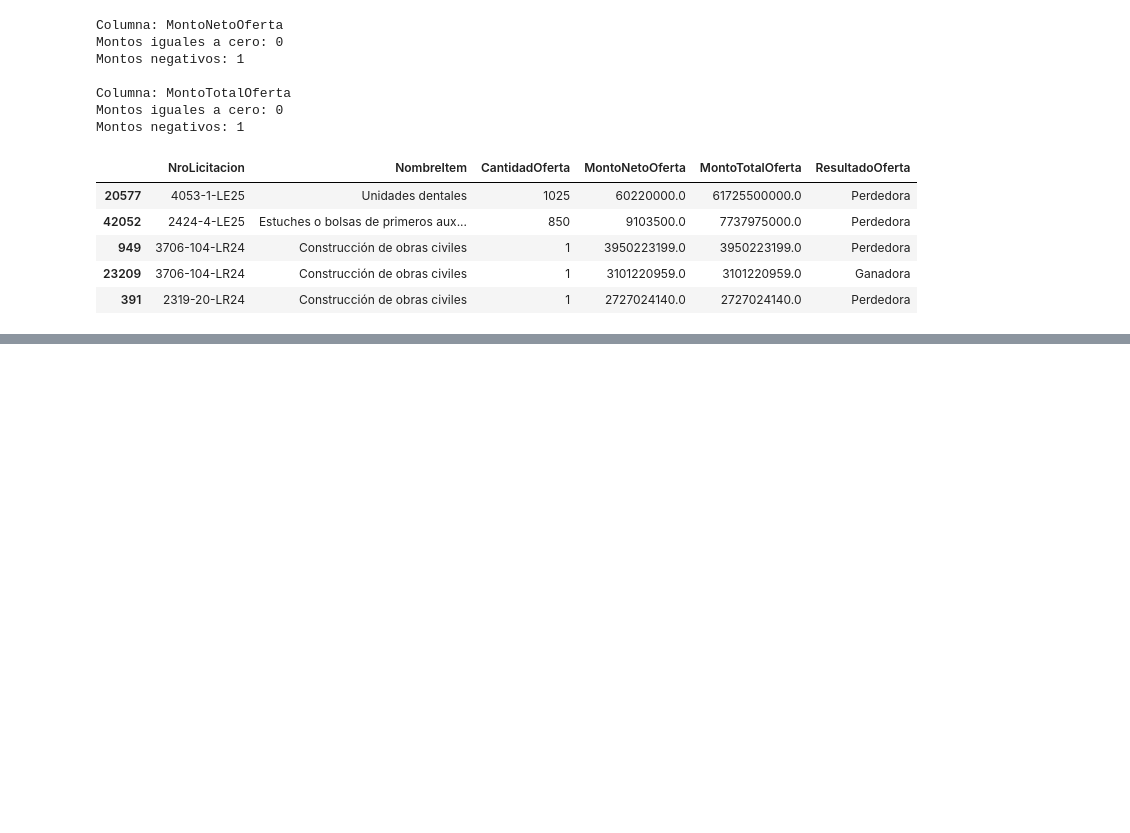
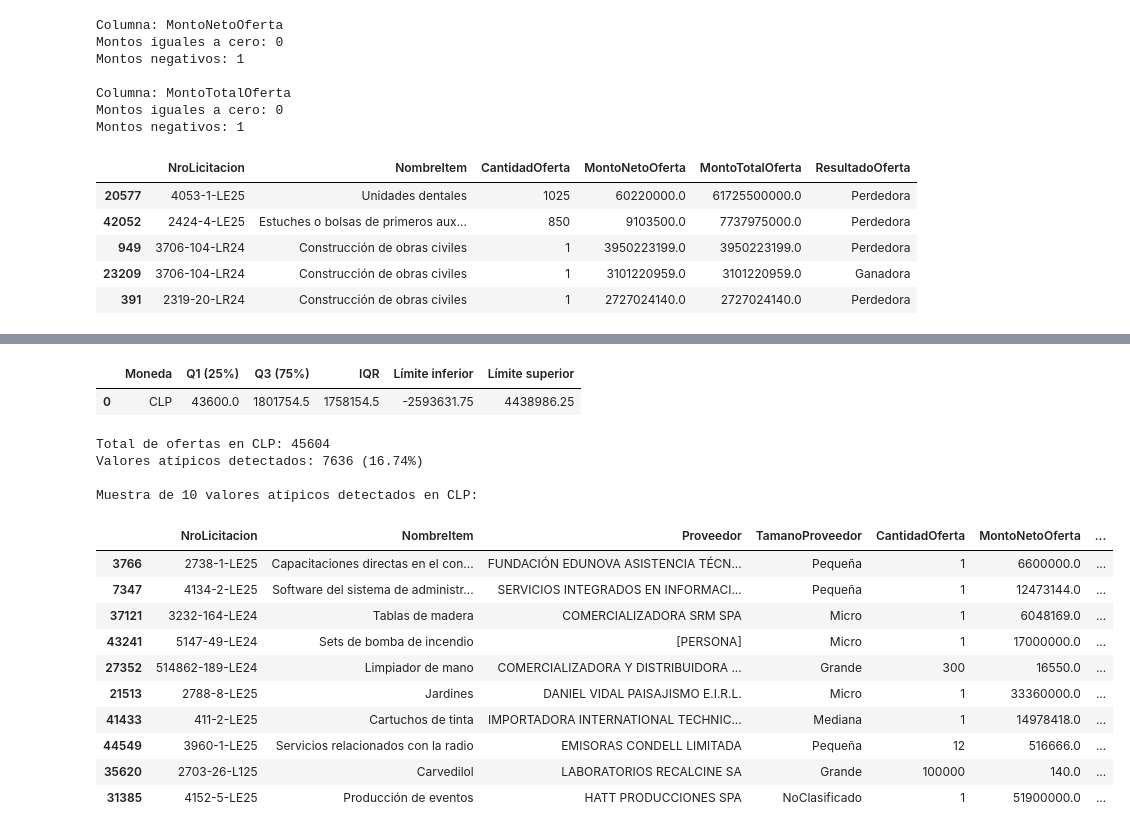
Before and after one commit to proyecto-grupo2-mcdi500/proyecto-grupo2-mcdi500, a Jupyter notebook: F2/F2_Preprocesamiento.ipynb, the cells around one changed output, grey strips where cells are left out. Drawn from its saved outputs; the diff is of its cells as text; code cells hidden in the pictures; blank space fills up the shorter version.

Commit message:
draft readme valores atipicos tamanoproveedor

```diff
--- a/F2/F2_Preprocesamiento.ipynb
+++ b/F2/F2_Preprocesamiento.ipynb
@@ -508,0 +702,75 @@ Montos negativos: 1
+# %%
+# PASO 29: Calcular el rango intercuartílico (IQR) para MontoTotalOferta en CLP.
+# Analizamos CLP por separado para no mezclar distintas monedas.
+ofertas_clp = df_trabajo[df_trabajo["MonedaOferta"] == "CLP"].copy()
+
+q1 = ofertas_clp["MontoTotalOferta"].quantile(0.25)
+q3 = ofertas_clp["MontoTotalOferta"].quantile(0.75)
+iqr = q3 - q1
+
+limite_inferior = q1 - (1.5 * iqr)
+limite_superior = q3 + (1.5 * iqr)
+
+resumen_iqr = pd.DataFrame([{
+    "Moneda": "CLP",
+    "Q1 (25%)": q1,
+    "Q3 (75%)": q3,
+    "IQR": iqr,
+    "Límite inferior": limite_inferior,
+    "Límite superior": limite_superior
+}])
+
+display(resumen_iqr)
+
+
+# PASO 30: Identificar los valores atípicos según el criterio 1.5 * IQR.
+# Solo los detectamos para analizarlos; no los eliminamos automáticamente.
+es_atipico = (
+    (ofertas_clp["MontoTotalOferta"] < limite_inferior)
+    | (ofertas_clp["MontoTotalOferta"] > limite_superior)
+)
+
+atipicos_clp = ofertas_clp[es_atipico]
+porcentaje_atipicos = (len(atipicos_clp) / len(ofertas_clp)) * 100
+
+print(f"Total de ofertas en CLP: {len(ofertas_clp)}")
+print(f"Valores atípicos detectados: {len(atipicos_clp)} ({porcentaje_atipicos:.2f}%)")
+
+
+# PASO 31: Mostrar un ejemplo de 10 valores atípicos obtenidos.
+import numpy as np
+
+columnas_atipicos = [
+    "NroLicitacion",
+    "NombreItem",
+    "Proveedor",
+    "TamanoProveedor",
+    "CantidadOferta",
+    "MontoNetoOferta",
+    "MontoTotalOferta",
+    "ResultadoOferta"
+]
+
+rng = np.random.default_rng()
+muestra_atipicos = atipicos_clp[columnas_atipicos].sample(n=10, random_state=rng)
+
+print("\nMuestra de 10 valores atípicos detectados en CLP:")
+display(muestra_atipicos)
+# %% [output]
+|  | Moneda | Q1 (25%) | Q3 (75%) | IQR | Límite inferior | Límite superior |
+| 0 | CLP | 43600.0 | 1801754.5 | 1758154.5 | -2593631.75 | 4438986.25 |
+Total de ofertas en CLP: 45604
+Valores atípicos detectados: 7636 (16.74%)
+
+Muestra de 10 valores atípicos detectados en CLP:
+|  | NroLicitacion | NombreItem | Proveedor | TamanoProveedor | CantidadOferta | MontoNetoOferta | ... |
+| 3766 | 2738-1-LE25 | Capacitaciones directas en el con... | FUNDACIÓN EDUNOVA ASISTENCIA TÉCN... | Pequeña | 1 | 6600000.0 | ... |
+| 7347 | 4134-2-LE25 | Software del sistema de administr... | SERVICIOS INTEGRADOS EN INFORMACI... | Pequeña | 1 | 12473144.0 | ... |
+| 37121 | 3232-164-LE24 | Tablas de madera | COMERCIALIZADORA SRM SPA | Micro | 1 | 6048169.0 | ... |
+| 43241 | 5147-49-LE24 | Sets de bomba de incendio | [PERSONA] | Micro | 1 | 17000000.0 | ... |
+| 27352 | 514862-189-LE24 | Limpiador de mano | COMERCIALIZADORA Y DISTRIBUIDORA ... | Grande | 300 | 16550.0 | ... |
+| 21513 | 2788-8-LE25 | Jardines | DANIEL VIDAL PAISAJISMO E.I.R.L. | Micro | 1 | 33360000.0 | ... |
+| 41433 | 411-2-LE25 | Cartuchos de tinta | IMPORTADORA INTERNATIONAL TECHNIC... | Mediana | 1 | 14978418.0 | ... |
+| 44549 | 3960-1-LE25 | Servicios relacionados con la radio | EMISORAS CONDELL LIMITADA | Pequeña | 12 | 516666.0 | ... |
+| 35620 | 2703-26-L125 | Carvedilol | LABORATORIOS RECALCINE SA | Grande | 100000 | 140.0 | ... |
+| 31385 | 4152-5-LE25 | Producción de eventos | HATT PRODUCCIONES SPA | NoClasificado | 1 | 51900000.0 | ... |
```
Also changed, not shown: parts of 5 cells of this notebook, 1 other file.
